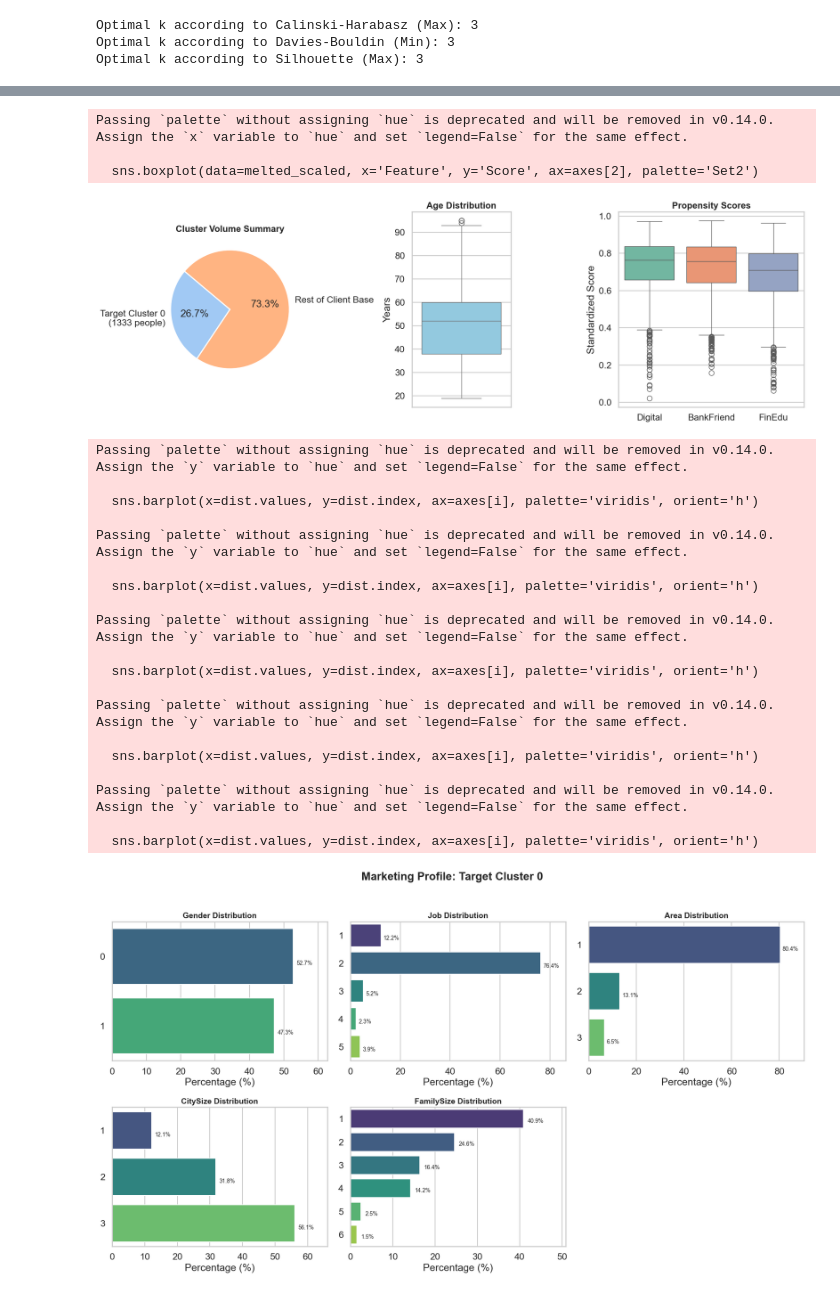
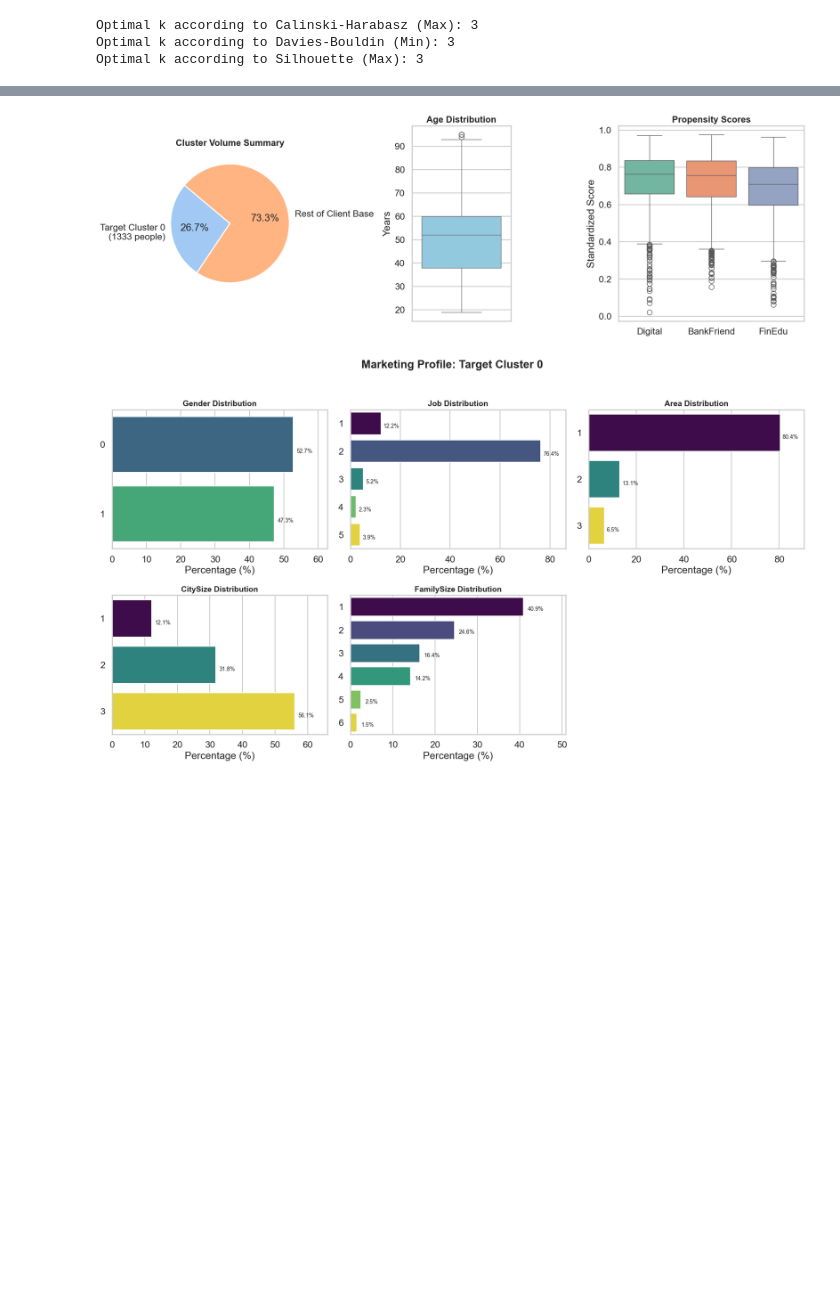
Before and after one commit to Smael-olk/Fintech, a Jupyter notebook: BusinessCase1/1-Conversion_FAMD.ipynb, the cells around one changed output, grey strips where cells are left out. Cells and saved outputs as stored; diff of their text form; code cells hidden in the pictures; blank space fills up the shorter version.

```diff
--- a/BusinessCase1/1-Conversion_FAMD.ipynb
+++ b/BusinessCase1/1-Conversion_FAMD.ipynb
@@ -442,9 +459,9 @@ plot_cluster_radar(data_with_clusters)
 # %%
-# Merge the cluster labels onto your quarantined demographic/psychographic data
+# Remove active feature
 df_passive_obj1 = data.drop(columns=active_cols).copy()
 df_passive_obj1['Cluster_ID'] = cluster_labels
 
-# Isolate your target cluster (replace '2' with whatever ID you found in Step 2)
+# Isolate your target cluster -> 0 in this case
 target_cluster_id = 0
 target_profile = df_passive_obj1[df_passive_obj1['Cluster_ID'] == target_cluster_id]
 
@@ -457,12 +474,12 @@ print(f"BankFriend Propensity: {target_profile['BankFriend'].mean():.2f}")
 print(f"Financial Education: {target_profile['FinEdu'].mean():.2f}")
 print(f"Most common Job: {target_profile['Job'].mode()[0]}")
 print(f"Most common Area: {target_profile['Area'].mode()[0]}")
-print(f"Most common CitySize: {target_profile['CitySize'].mode()[0]}")
+print(f"Most common CitySize: {target_profile['CitySize'].mode()[0]}\n\n")
 
 
 print(f"--- DETAILED DISTRIBUTION FOR TARGET CLUSTER {target_cluster_id} ---\n")
 
-# 1. Categorical Distributions (Gender, Job, Area, CitySize, FamilySize)
+# Categorical Distributions (Gender, Job, Area, CitySize, FamilySize)
 cat_cols = ['Gender', 'Job', 'Area', 'CitySize', 'FamilySize']
 
 for col in cat_cols:
@@ -472,31 +489,23 @@ for col in cat_cols:
     print(dist.map('{:.1f}%'.format))
     print("")
 
-# 2. Numerical Distributions (Age, Digital, BankFriend, FinEdu)
-# Using .describe() gives you the mean, min, max, and quartiles
+# Numerical Distributions (Age, Digital, BankFriend, FinEdu)
 num_cols = ['Age', 'Digital', 'BankFriend', 'FinEdu']
 print("--- Numerical Feature Summary ---")
 print(target_profile[num_cols].describe().loc[['mean', 'min', '50%', 'max']])
 
 
-
 # Calculate total rows in the entire dataset
 total_count = len(df_passive_obj1)
-
-# Isolate your target cluster
-target_cluster_id = 0
-target_profile = df_passive_obj1[df_passive_obj1['Cluster_ID'] == target_cluster_id]
 
 # Calculate size of target cluster
 cluster_count = len(target_profile)
 cluster_pct = (cluster_count / total_count) * 100
 
-print(f"--- VOLUME SUMMARY FOR CLUSTER {target_cluster_id} ---")
+print(f"\n--- VOLUME SUMMARY FOR CLUSTER {target_cluster_id} ---")
 print(f"Total People in Cluster: {cluster_count}")
 print(f"Percentage of Total Base: {cluster_pct:.1f}%")
 print("-" * 40)
-
-# ... (Insert the distribution code from the previous step here)
 # %% [output]
 --- MARKETING PROFILE FOR TARGET CLUSTER 0 ---
 Average Age: 50.4
@@ -516,26 +525,18 @@ Total People in Cluster: 1333
 Percentage of Total Base: 26.7%
 ----------------------------------------
 # %%
-import matplotlib.pyplot as plt
-import seaborn as sns
-import pandas as pd
-
 # Set the visual style for the dashboard
 sns.set_theme(style="whitegrid", context="talk")
 
-# --- Setup Variables ---
-# (Assuming target_cluster_id and target_profile are already defined)
+# Setup Variables
 total_count = len(df_passive_obj1)
 cluster_count = len(target_profile)
 cluster_pct = (cluster_count / total_count) * 100
 
-# ==========================================
-# DASHBOARD PART 1: VOLUME & NUMERICAL TRAITS
-# ==========================================
-# We changed this to 3 columns: Pie Chart, Age Plot, Propensity Plot
+# VOLUME & NUMERICAL TRAITS
 fig, axes = plt.subplots(1, 3, figsize=(18, 6), gridspec_kw={'width_ratios': [1.2, 0.8, 1.5]})
 
-# 1A. Pie Chart for Volume
+# Pie Chart for Volume
 labels = [f'Target Cluster {target_cluster_id}\n({cluster_count} people)', 'Rest of Client Base']
 sizes = [cluster_count, total_count - cluster_count]
 colors = sns.color_palette('pastel')[0:2]
@@ -543,16 +544,16 @@ axes[0].pie(sizes, labels=labels, autopct='%1.1f%%', startangle=140, colors=colo
             wedgeprops={'edgecolor': 'white', 'linewidth': 2})
 axes[0].set_title(f"Cluster Volume Summary", fontsize=16, fontweight='bold')
 
-# 1B. Boxplot strictly for AGE
+# Boxplot strictly for AGE
 sns.boxplot(data=target_profile, y='Age', ax=axes[1], color='skyblue')
 axes[1].set_title("Age Distribution", fontsize=16, fontweight='bold')
 axes[1].set_ylabel("Years")
 
-# 1C. Boxplots strictly for STANDARDIZED SCORES
+# Boxplots strictly for STANDARDIZED SCORES
 scaled_cols = ['Digital', 'BankFriend', 'FinEdu']
 melted_scaled = target_profile[scaled_cols].melt(var_name='Feature', value_name='Score')
 
-sns.boxplot(data=melted_scaled, x='Feature', y='Score', ax=axes[2], palette='Set2')
+sns.boxplot(data=melted_scaled, x='Feature', y='Score', ax=axes[2], palette='Set2', hue='Feature', legend=False)
 axes[2].set_title("Propensity Scores", fontsize=16, fontweight='bold')
 axes[2].set_xlabel("")
 axes[2].set_ylabel("Standardized Score")
@@ -561,62 +562,39 @@ plt.tight_layout()
 plt.show()
 
 
-# ==========================================
-# DASHBOARD PART 2: CATEGORICAL DISTRIBUTIONS
-# ==========================================
+
+# CATEGORICAL DISTRIBUTIONS
 cat_cols = ['Gender', 'Job', 'Area', 'CitySize', 'FamilySize']
 
 # Create a grid of subplots (2 rows, 3 columns)
 fig, axes = plt.subplots(2, 3, figsize=(18, 10))
 axes = axes.flatten() # Flatten to easily loop through them
 
 for i, col in enumerate(cat_cols):
     # Calculate percentages
     dist = target_profile[col].value_counts(normalize=True) * 100
 
     # Create Horizontal Bar Plot
-    sns.barplot(x=dist.values, y=dist.index, ax=axes[i], palette='viridis', orient='h')
+    sns.barplot(x=dist.values, y=dist.index, ax=axes[i], palette='viridis', orient='h', hue=dist.index, legend=False)
 
     # Formatting
     axes[i].set_title(f"{col} Distribution", fontsize=14, fontweight='bold')
     axes[i].set_xlabel("Percentage (%)")
     axes[i].set_ylabel("")
     axes[i].set_xlim(0, max(dist.values) + 10) # Give a little breathing room on the right
 
     # Add exact percentage text labels onto the bars
     for p in axes[i].patches:
         width = p.get_width()
         axes[i].text(width + 1, p.get_y() + p.get_height()/2. + 0.1,
                      f'{width:.1f}%', ha="left", va="center", fontsize=10)
 
 # Hide the 6th empty subplot (since we only have 5 categorical columns)
 axes[5].axis('off')
 
 fig.suptitle(f"Marketing Profile: Target Cluster {target_cluster_id}", fontsize=20, fontweight='bold', y=1.02)
 plt.tight_layout()
 plt.show()
 # %% [output]
-Passing `palette` without assigning `hue` is deprecated and will be removed in v0.14.0. Assign the `x` variable to `hue` and set `legend=False` for the same effect.
-
-  sns.boxplot(data=melted_scaled, x='Feature', y='Score', ax=axes[2], palette='Set2')
 [figure]
-Passing `palette` without assigning `hue` is deprecated and will be removed in v0.14.0. Assign the `y` variable to `hue` and set `legend=False` for the same effect.
-
-  sns.barplot(x=dist.values, y=dist.index, ax=axes[i], palette='viridis', orient='h')
-
-Passing `palette` without assigning `hue` is deprecated and will be removed in v0.14.0. Assign the `y` variable to `hue` and set `legend=False` for the same effect.
-
-  sns.barplot(x=dist.values, y=dist.index, ax=axes[i], palette='viridis', orient='h')
-
-Passing `palette` without assigning `hue` is deprecated and will be removed in v0.14.0. Assign the `y` variable to `hue` and set `legend=False` for the same effect.
-
-  sns.barplot(x=dist.values, y=dist.index, ax=axes[i], palette='viridis', orient='h')
-
-Passing `palette` without assigning `hue` is deprecated and will be removed in v0.14.0. Assign the `y` variable to `hue` and set `legend=False` for the same effect.
-
-  sns.barplot(x=dist.values, y=dist.index, ax=axes[i], palette='viridis', orient='h')
-
-Passing `palette` without assigning `hue` is deprecated and will be removed in v0.14.0. Assign the `y` variable to `hue` and set `legend=False` for the same effect.
-
-  sns.barplot(x=dist.values, y=dist.index, ax=axes[i], palette='viridis', orient='h')
-[figure, old version]
+[figure, new version]
```
Also changed, not shown: parts of 18 cells of this notebook.
